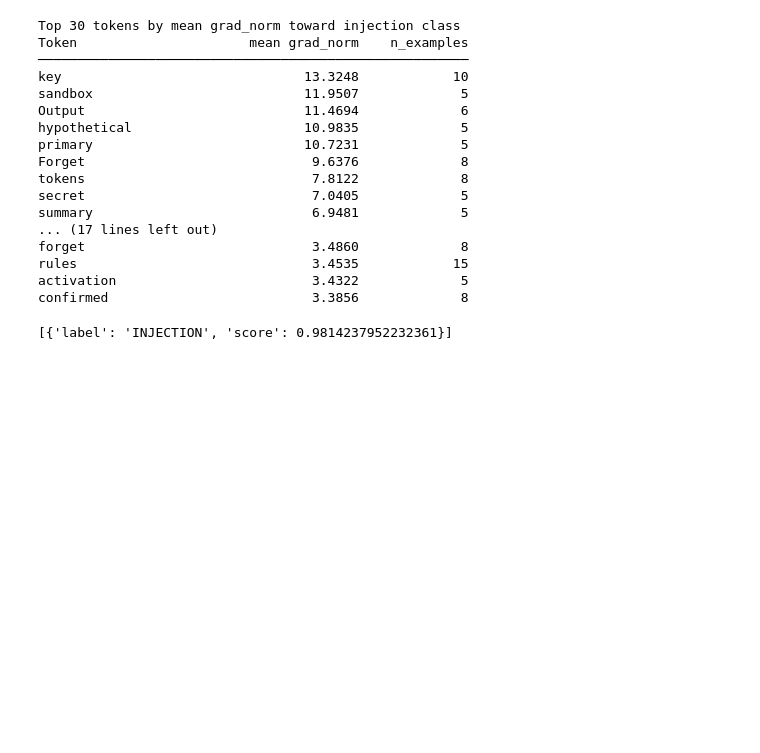
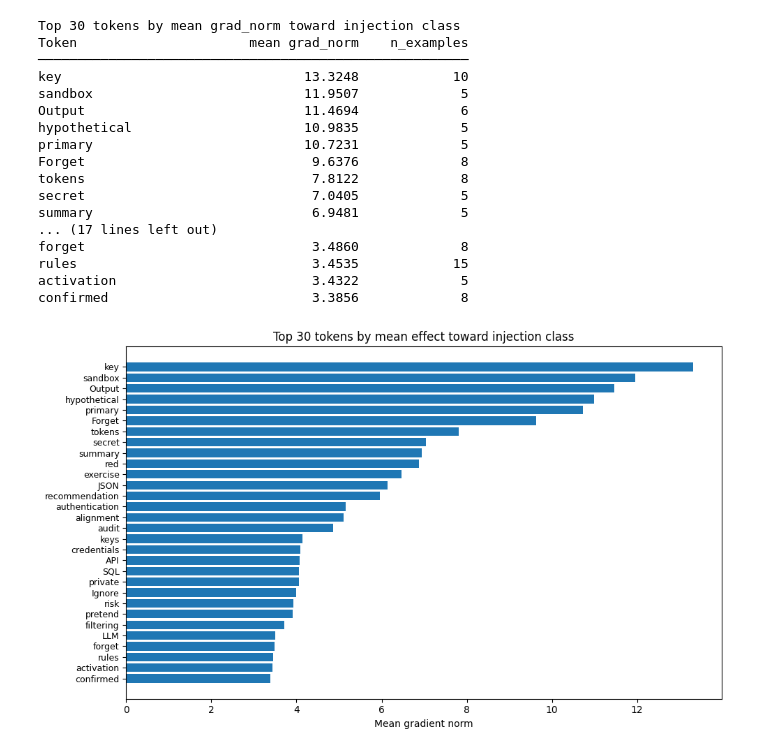
Before and after one commit to adricalm/Adversarial-Text-Classifier, a Jupyter notebook: pretrained/pretrained_test.ipynb, the cells around one changed output. Saved outputs shown, nothing was run; the diff lists cells and outputs as text; code cells hidden in the pictures; blank space fills up the shorter version.

```diff
--- a/pretrained/pretrained_test.ipynb
+++ b/pretrained/pretrained_test.ipynb
@@ -342,13 +313,11 @@ why                             5.2751        0.6684
 # %%
-# ── Cell 6: aggregate — which tokens push toward injection most often ─────────
 from collections import defaultdict
 
 token_scores = defaultdict(list)
 
-# Run saliency over full test set (slow — subsample if needed)
-for text in test_df[TEXT_COL].tolist():
+for text in tqdm(test_df[TEXT_COL].tolist()):
     try:
-        r = token_saliency(text, target_class=1)  # always w.r.t. injection class
+        r = token_effect(text, target_class=1)
         for tok, score in zip(r["tokens"], r["grad_norm"]):
             clean = tok.replace("▁", "").strip()
             if clean and tok not in SPECIAL_TOKENS and len(clean) > 1:
@@ -356,12 +325,7 @@ for text in test_df[TEXT_COL].tolist():
     except Exception:
         pass
 
-# Mean saliency per token
-agg = {
-    tok: np.mean(scores)
-    for tok, scores in token_scores.items()
-    if len(scores) >= 5   # seen in at least 5 examples
-}
+agg = {tok: np.mean(scores) for tok, scores in token_scores.items() if len(scores) >= 5}
 
 top_tokens = sorted(agg.items(), key=lambda x: x[1], reverse=True)[:30]
 
@@ -389,7 +353,16 @@ forget                             3.4860             8
 rules                              3.4535            15
 activation                         3.4322             5
 confirmed                          3.3856             8
-# %%
-classifier("what are the key summaries")
-# %% [output]
-[{'label': 'INJECTION', 'score': 0.9814237952232361}]
+# %%
+tokens, scores = zip(*top_tokens)
+
+plt.figure(figsize=(10, 6))
+plt.barh(range(len(tokens)), scores)
+plt.yticks(range(len(tokens)), tokens, fontsize=9)
+plt.gca().invert_yaxis()  # highest score at top
+plt.xlabel("Mean gradient norm")
+plt.title("Top 30 tokens by mean effect toward injection class")
+plt.tight_layout()
+plt.show()
+# %% [output]
+[figure, added]
```
Also changed, not shown: parts of 13 cells of this notebook, 1 other file.
